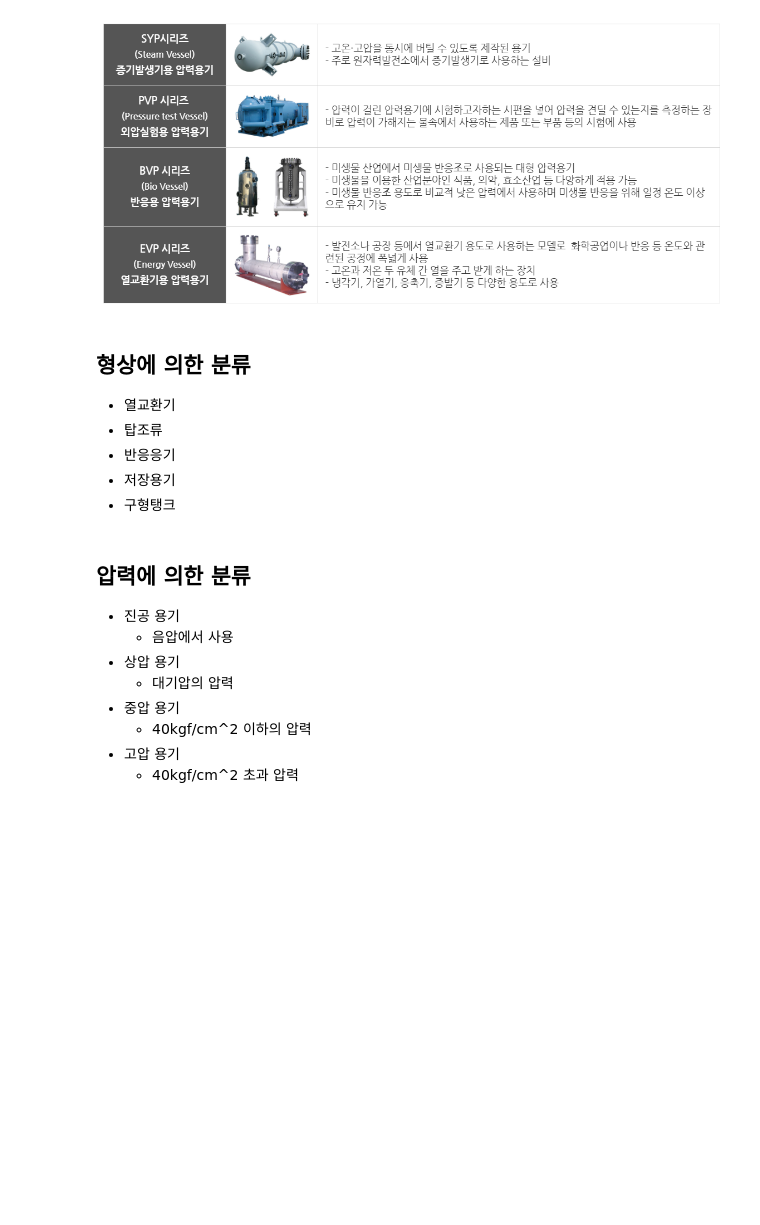
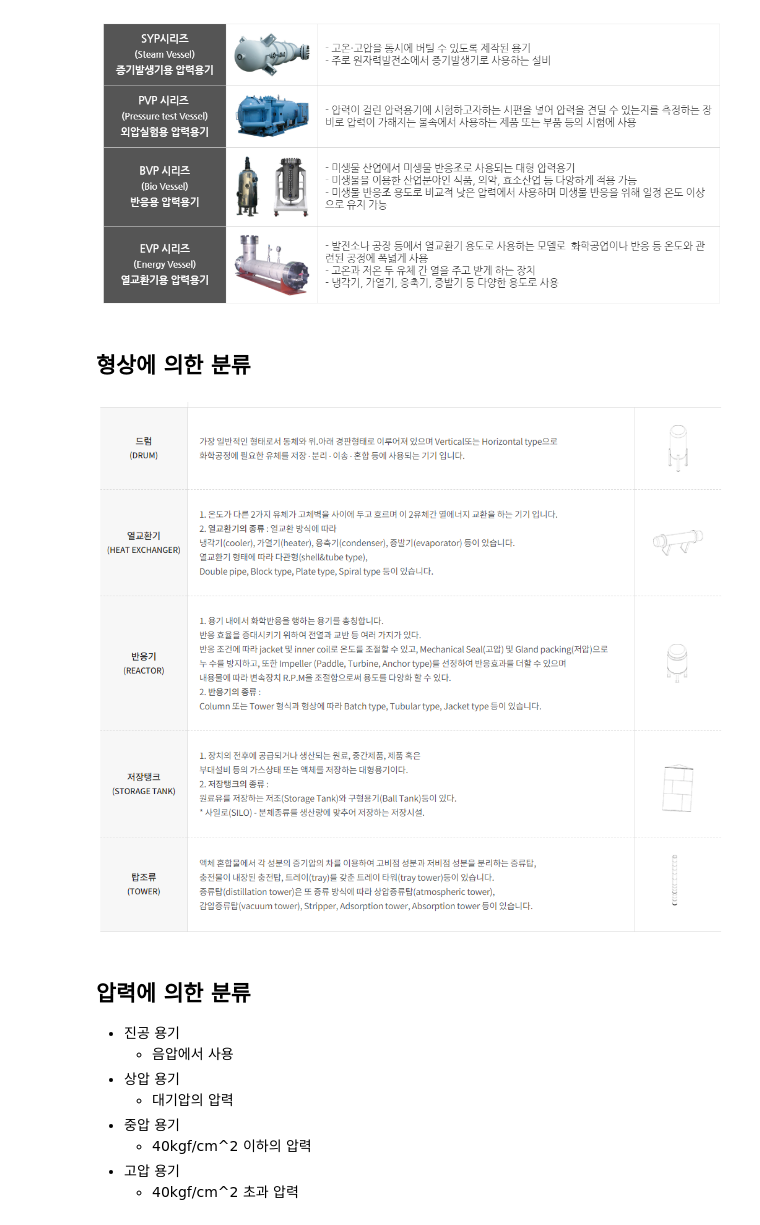
Before and after one commit to mechamuk/Graduate_work-Research, a Jupyter notebook: 20200420/research_20200420.ipynb, the cells around one changed output. Drawn from its saved outputs; the diff is of its cells as text; code cells hidden in the pictures; blank space fills up the shorter version.

```diff
--- a/20200420/research_20200420.ipynb
+++ b/20200420/research_20200420.ipynb
@@ -23,11 +38,10 @@ Image("research_20200413_4.png")
 [figure]
 # %% [markdown]
 ## 형상에 의한 분류
-* 열교환기
-* 탑조류
-* 반응응기
-* 저장용기
-* 구형탱크
+# %%
+Image("형상에의한분류.png")
+# %% [output]
+[figure, added]
 # %% [markdown]
 ## 압력에 의한 분류
 * 진공 용기
```
Also changed, not shown: parts of 15 cells of this notebook.
